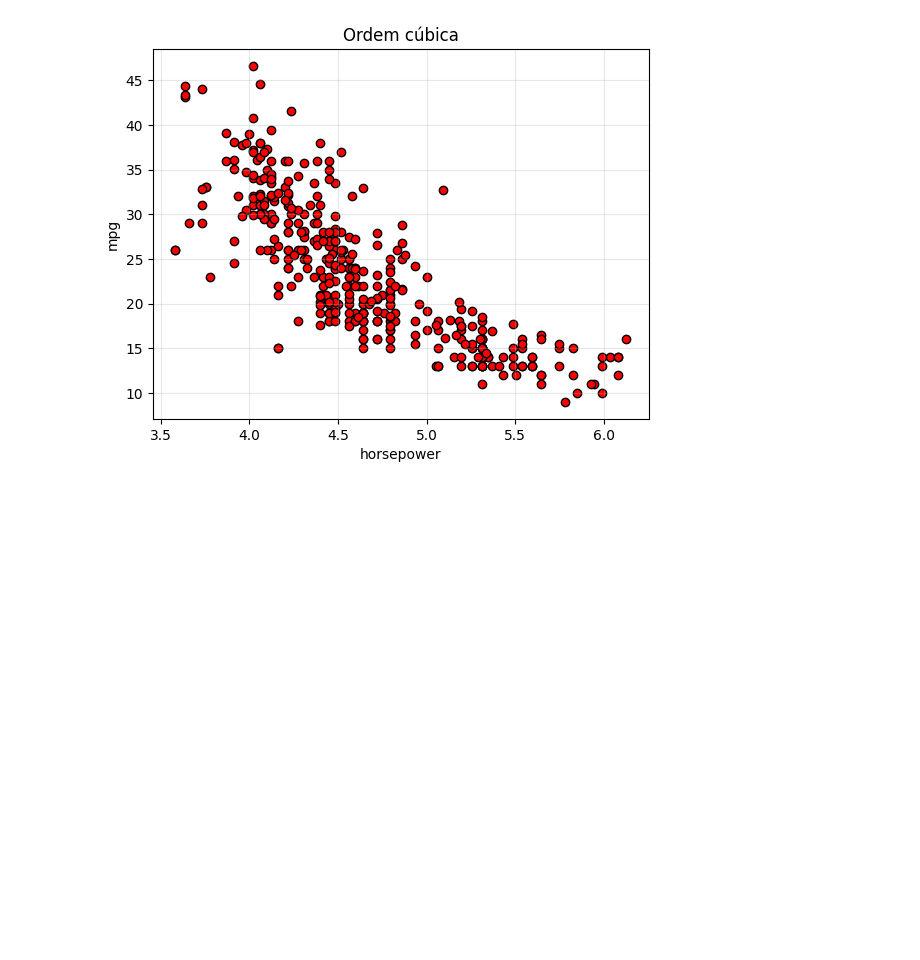
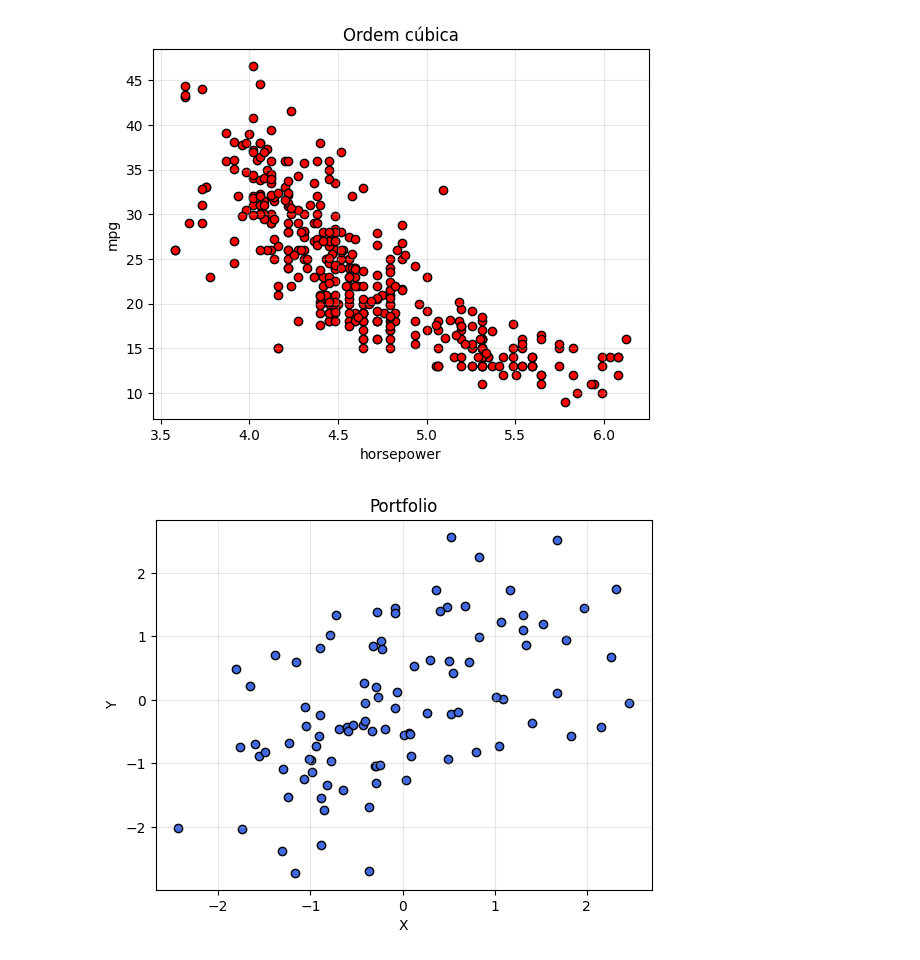
Before and after one commit to andrefsr/Estudos-em-Inteligencia-Artificial, a Jupyter notebook: 4 - Reamostragem/EDA.ipynb, the cells around one changed output. Cells and saved outputs as stored; diff of their text form; code cells hidden in the pictures; blank space fills up the shorter version.

```diff
--- a/4 - Reamostragem/EDA.ipynb
+++ b/4 - Reamostragem/EDA.ipynb
@@ -109,3 +109,15 @@ plt.title('Ordem cúbica')
 plt.show()
 # %% [output]
 [figure]
+# %%
+port = pd.read_csv('Portfolio.csv')
+
+plt.figure()
+plt.grid(alpha=0.3)
+plt.scatter(port['X'],port['Y'],color='royalblue',edgecolors='black')
+plt.xlabel("X")
+plt.ylabel("Y")
+plt.title('Portfolio')
+plt.show()
+# %% [output]
+[figure, added]
```
Also changed, not shown: 2 other files.
